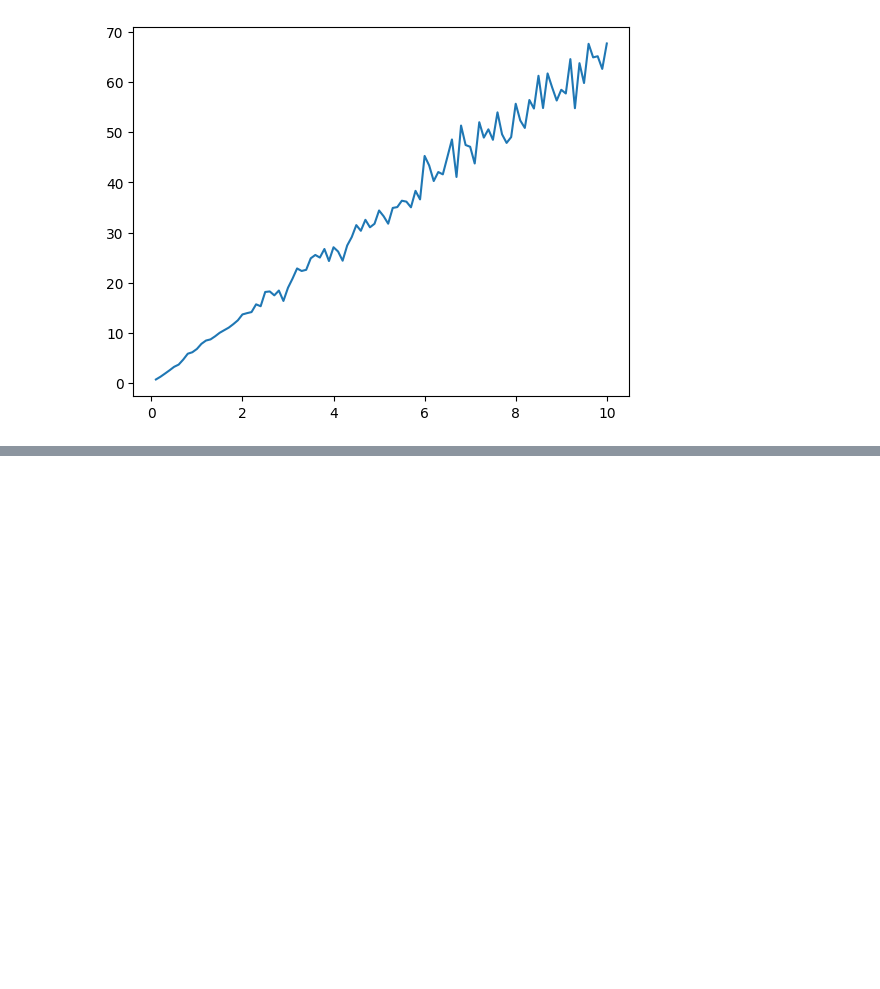
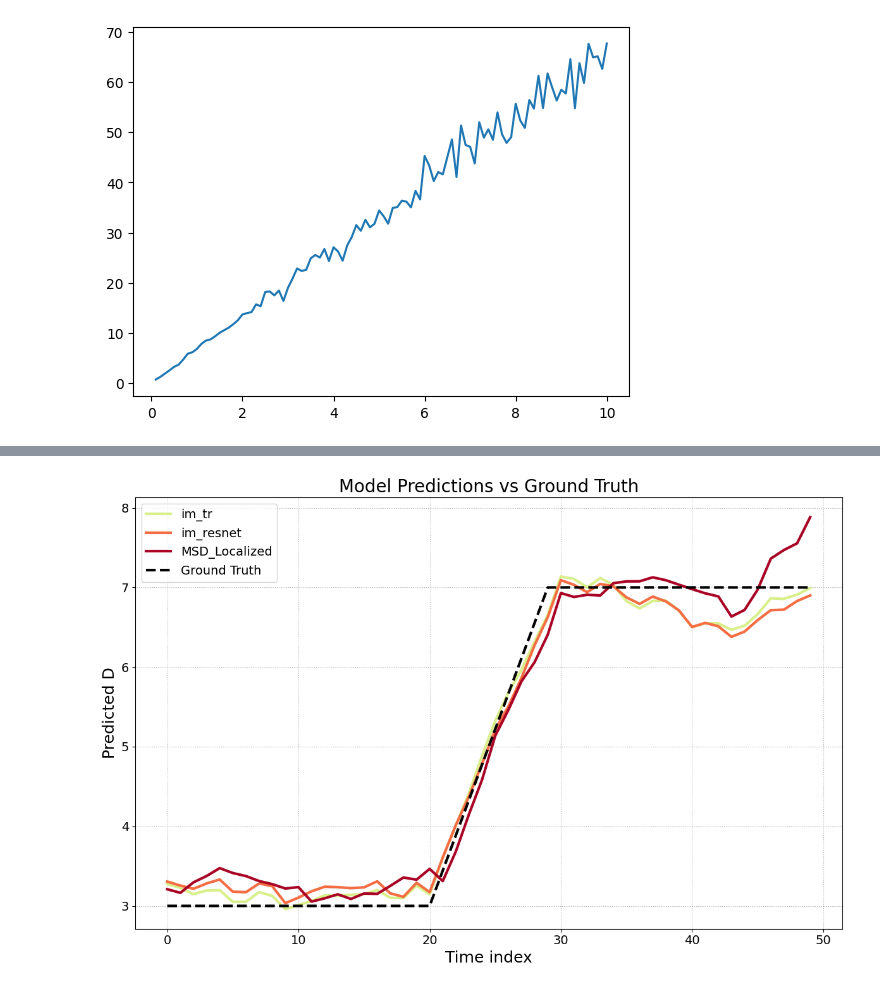
Before and after one commit to Biomedical-Imaging-Group/MolecularDiffusion_MiViT, a Jupyter notebook: train_resultsImagesFeatures.ipynb, the cells around one changed output, grey strips where cells are left out. Drawn from its saved outputs; the diff is of its cells as text; code cells hidden in the pictures; blank space fills up the shorter version.

```diff
--- a/train_resultsImagesFeatures.ipynb
+++ b/train_resultsImagesFeatures.ipynb
@@ -746,0 +732,81 @@ def predict_with_rotations(model, images):
+# %%
+def sliding_window_show(models, val_vids, val_feats, val_trajs, sliding_window_size,labels, selected_models):
+    """
+    Plots line graphs of model predictions and bar graph of errors across increasing D values.
+
+    Args:
+    - models (dict): Dictionary of model names and instances.
+    - val_vid_in_order (numpy array or torch.Tensor): Array of shape (70, 10, 30, 7, 7).
+    - val_d_in_order (list or array): Corresponding true D values (length 70).
+    """
+    start_label, end_label = labels
+    N, num_images, im_size, _ = val_vids.shape
+
+    model_preds = {name: [] for name in selected_models}
+    for start_index in range(num_images - sliding_window_size):
+
+        seq_vids = val_vids[:, start_index:start_index+sliding_window_size]
+        seq_trajs = (val_trajs[0][:, start_index * nPosPerFrame:(start_index+sliding_window_size)*nPosPerFrame],
+                     val_trajs[1][:, start_index :start_index+sliding_window_size],
+                     val_trajs[2][:, start_index :start_index+sliding_window_size] - val_trajs[2][:, start_index :start_index+1],
+                     )
+        for name in selected_models:
+            model = models[name]
+
+            with torch.no_grad():
+
+                preds = make_prediction(model, name, seq_vids, val_feats, seq_trajs)
+
+                # Multiply by D_max_normalization because model was trained to predict values between 0 and 1
+                preds_np = preds * D_max_normalization
+
+                # Extract numpy arrays from tensors
+                if("MSD" not in name):
+                    preds_np = preds_np.cpu().numpy()
+                else:
+                    preds_np = preds_np
+
+                model_preds[name].append(np.mean(preds_np))
+    # --- Plotting ---
+    plt.figure(figsize=(12, 8))
+
+    x = np.arange(num_images - sliding_window_size)
+
+    # Plot model predictions with thicker lines
+    for name in selected_models:
+        plt.plot(x, model_preds[name], label=name, color=colors_dict.get(name, 'black'), linewidth=3)
+
+    # Ground truth line construction
+    start_len = num_images // 2 - sliding_window_size
+    interp_len = sliding_window_size
+    end_len = start_len
+
+    start_vals = [start_label] * start_len
+    interp_vals = np.linspace(start_label, end_label, interp_len)
+    end_vals = [end_label] * end_len
+
+    gt = np.concatenate([start_vals, interp_vals, end_vals])
+    gt_x = np.arange(len(gt))
+
+    plt.plot(gt_x, gt, label="Ground Truth", color='black', linestyle='--', linewidth=3)
+
+    # Labels and title with larger fonts
+    plt.xlabel("Time index", fontsize=18)
+    plt.ylabel("Predicted D", fontsize=18)
+    plt.title("Model Predictions vs Ground Truth", fontsize=20)
+
+    # Legend with larger font
+    plt.legend(fontsize=14)
+
+    # Tick labels
+    plt.xticks(fontsize=14)
+    plt.yticks(fontsize=14)
+
+    plt.grid(True, linestyle=':', linewidth=0.8)
+    plt.tight_layout()
+    plt.show()
+
+selected_modelsSeq = [im_tr, im_resnet, msdLocalized]
+sliding_window_show(models, Vid37,torch.zeros((1)), Trajs37, 10, (3,7), selected_modelsSeq)
+# %% [output]
+[figure, added]
```
Also changed, not shown: parts of 8 cells of this notebook, 1 other file.
